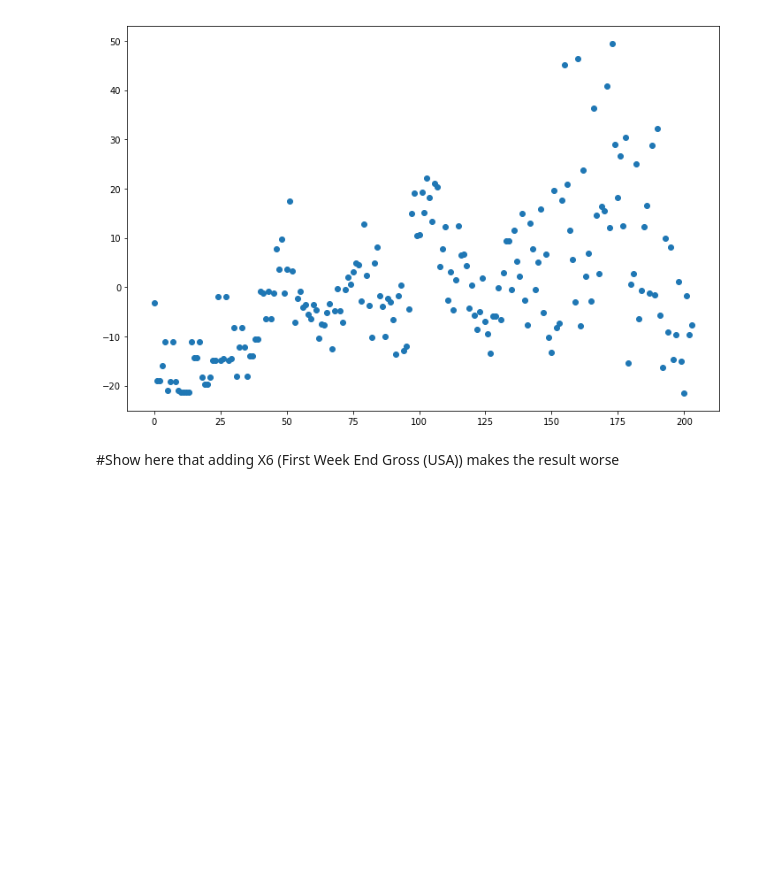
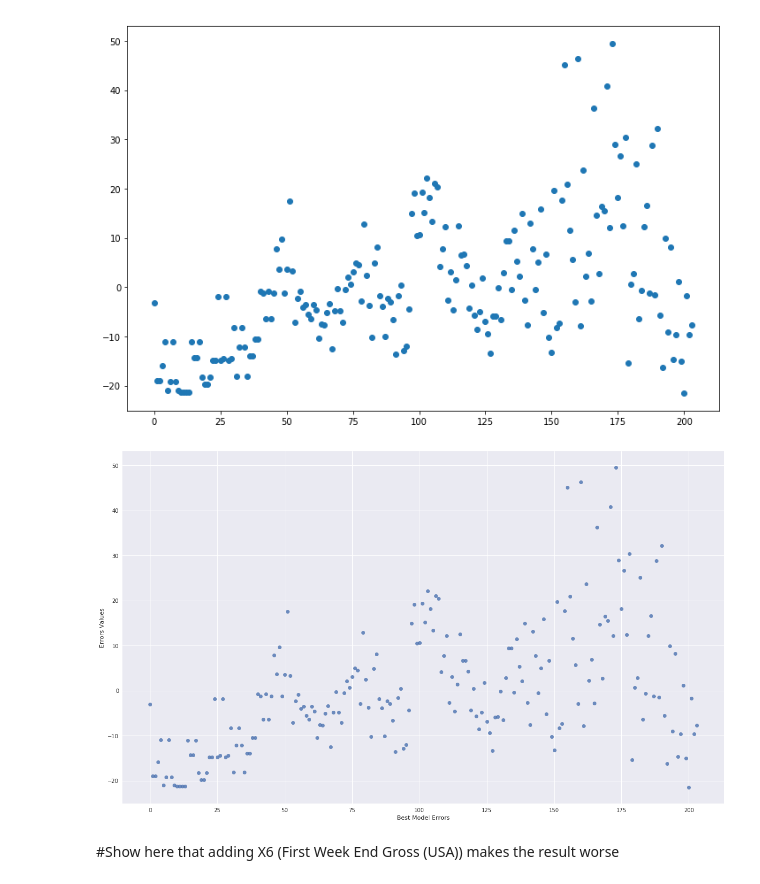
Before and after one commit to filippomedri/nextsuperhero, a Jupyter notebook: regression.ipynb, the cells around one changed output. Drawn from its saved outputs; the diff is of its cells as text; code cells hidden in the pictures; blank space fills up the shorter version.

```diff
--- a/regression.ipynb
+++ b/regression.ipynb
@@ -259,6 +278,16 @@ result4.resid.plot(style='o', figsize=(12,8))
 # %% [output]
 <matplotlib.axes._subplots.AxesSubplot at 0x...>
 [figure]
+# %%
+result4.resid
+sns.set(color_codes=True)
+plt.figure(figsize=(20,12))
+plt.ylabel('Errors')
+x_resid = np.array([float(i) for i in range(len(result4.resid))])
+y_resid = np.array([i for i in result4.resid])
+fig = sns.regplot(x= 'Best Model Errors', y = 'Errors Values', data= pd.DataFrame({'Best Model Errors':x_resid,'Errors Values':y_resid}),fit_reg=False)
+# %% [output]
+[figure, added]
 # %% [markdown]
 #Show here that adding X6 (First Week End Gross (USA)) makes the result worse
 # %%
```
Also changed, not shown: parts of 24 cells of this notebook.
